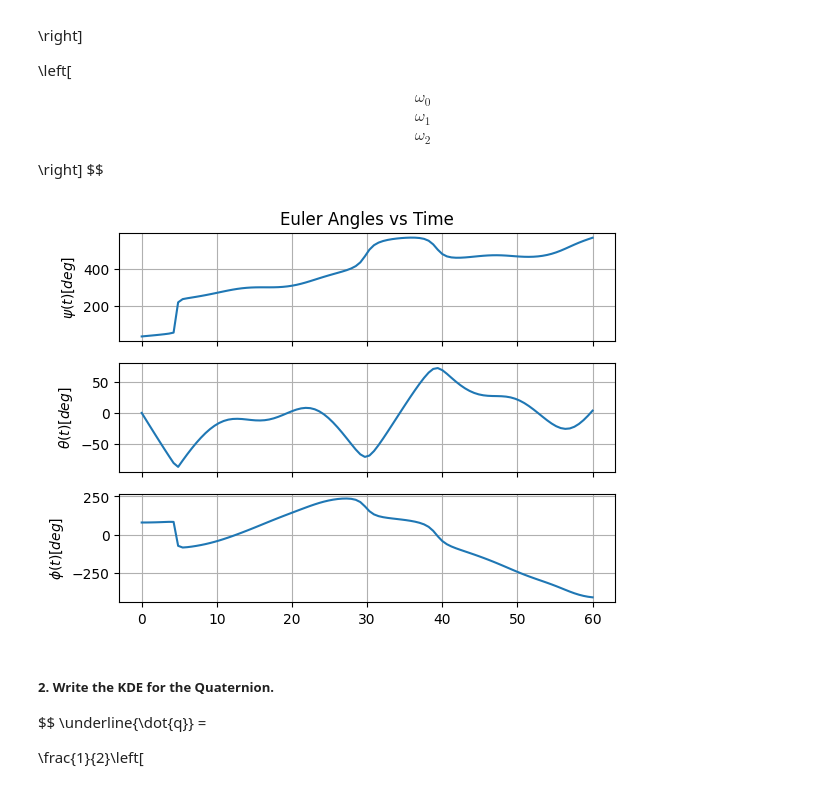
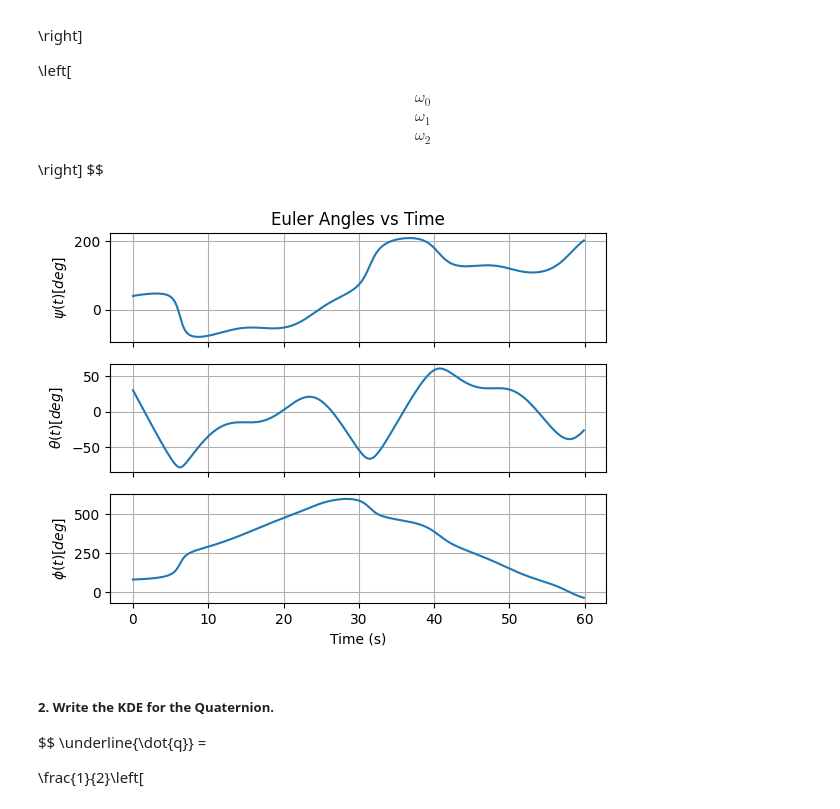
Before and after one commit to jjermstad24/Fall_2024_Classes, a Jupyter notebook: AERO_424/Homework_1.ipynb, the cells around one changed output. Drawn from its saved outputs; the diff is of its cells as text; code cells hidden in the pictures.

```diff
--- a/AERO_424/Homework_1.ipynb
+++ b/AERO_424/Homework_1.ipynb
@@ -310,9 +312,9 @@ def omega(t):
 rtol = 1e-12
 atol = 1e-12
 
-times = np.linspace(0,60,100)
+times = np.arange(0,60,0.1)
 
-EA0 = np.radians(np.array([40,0,80]))
+EA0 = np.radians(np.array([40,30,80]))
 
 psi = EA0[0]
 theta = EA0[1]
@@ -413,25 +417,26 @@ $$
 # %%
 def d_EA(EA,time):
     c = np.cos;s = np.sin;t = np.tan
     psi = EA[0];theta = EA[1];phi = EA[2]
     A = np.array([[0,s(phi)/c(theta),c(phi)/c(theta)],
                   [0,c(phi),-s(phi)],
                   [1,s(phi)*t(theta),c(phi)*t(theta)]])
     return A@omega(time)
 
 EA = scipy.integrate.odeint(d_EA,EA0,times,rtol=rtol,atol=atol)
 
 fig,axes = plt.subplots(3,1,sharex=True)
 axes[0].set_title("Euler Angles vs Time")
 for idx in range(3):
     axes[idx].plot(times,np.degrees(EA[:,idx]))
     axes[idx].grid()
 axes[0].set_ylabel(r'$\psi (t) [deg]$')
 axes[1].set_ylabel(r'$\theta (t) [deg]$')
 axes[2].set_ylabel(r'$\phi (t) [deg]$')
+plt.xlabel("Time (s)")
 plt.show()
 # %% [output]
-[figure, old version]
+[figure, new version]
 # %% [markdown]
 ##### 2. Write the KDE for the Quaternion.
 
```
Also changed, not shown: parts of 11 cells of this notebook.
